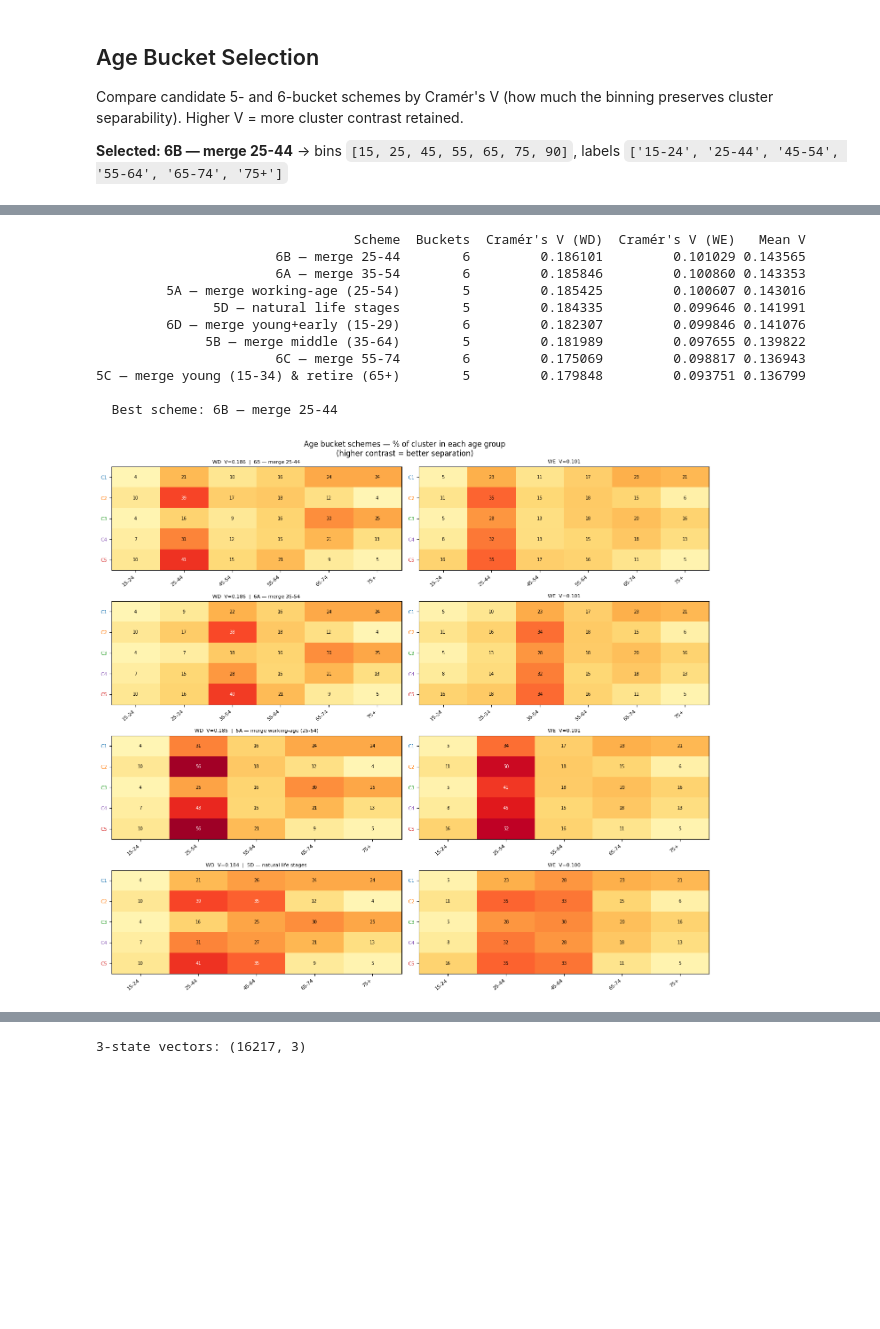
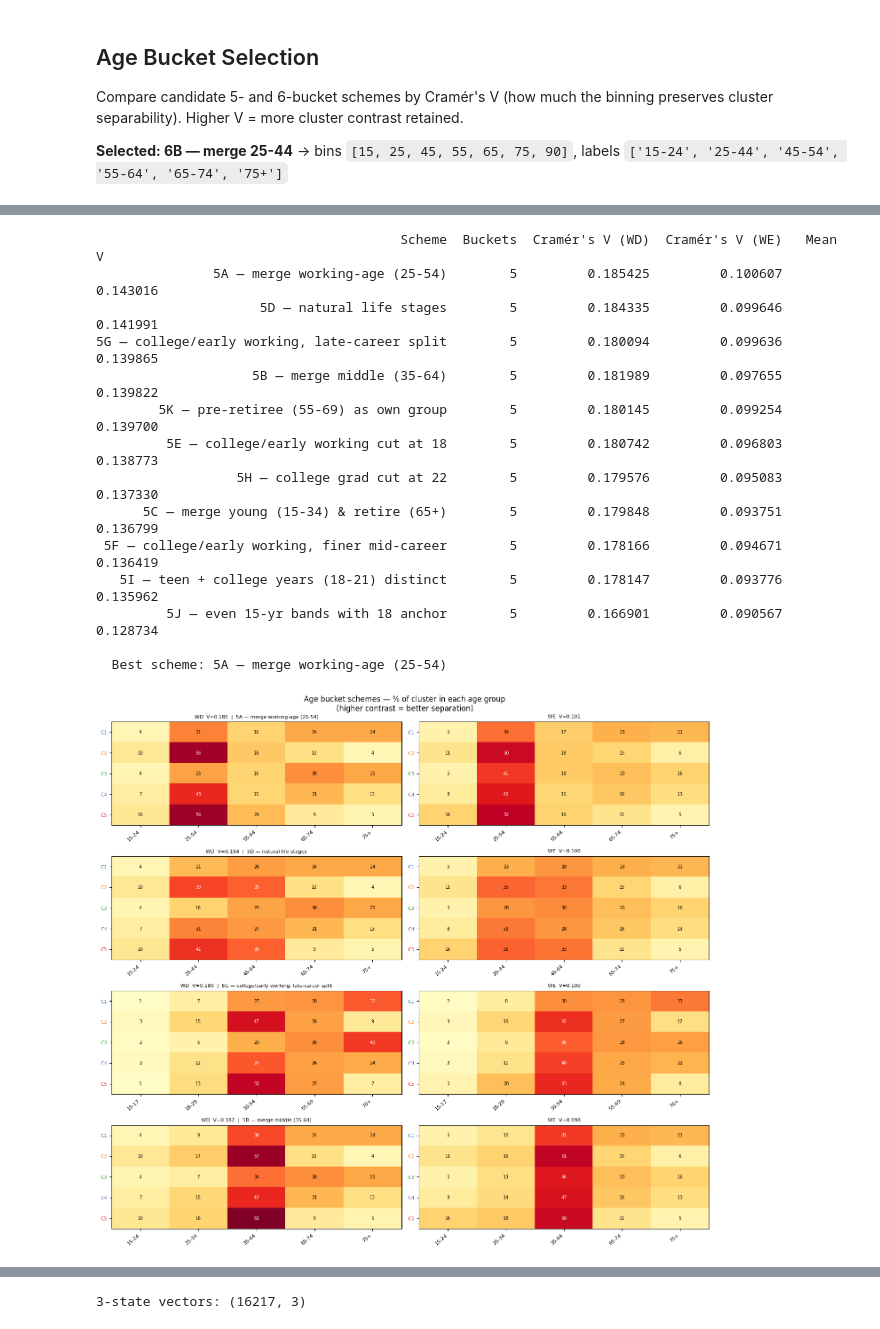
Before and after one commit to AmberJiayuSu/OBGeneration, a Jupyter notebook: assumption/clustered_MC.ipynb, the cells around one changed output, grey strips where cells are left out. Saved outputs shown, nothing was run; the diff lists cells and outputs as text; code cells hidden in the pictures; blank space fills up the shorter version.

```diff
--- a/assumption/clustered_MC.ipynb
+++ b/assumption/clustered_MC.ipynb
@@ -550,21 +550,27 @@ from scipy.stats import chi2_contingency
 # Each entry: (label, bin_edges, bin_names)
 SCHEMES = {
     '5A — merge working-age (25-54)':
-        ([15, 25, 55, 65, 75, 90], ['15-24', '25-54', '55-64', '65-74', '75+']),
+        ([15, 25, 55, 65, 75, 100], ['15-24', '25-54', '55-64', '65-74', '75+']),
     '5B — merge middle (35-64)':
-        ([15, 25, 35, 65, 75, 90], ['15-24', '25-34', '35-64', '65-74', '75+']),
+        ([15, 25, 35, 65, 75, 100], ['15-24', '25-34', '35-64', '65-74', '75+']),
     '5C — merge young (15-34) & retire (65+)':
-        ([15, 35, 45, 55, 65, 90], ['15-34', '35-44', '45-54', '55-64', '65+']),
+        ([15, 35, 45, 55, 65, 100], ['15-34', '35-44', '45-54', '55-64', '65+']),
     '5D — natural life stages':
-        ([15, 25, 45, 65, 75, 90], ['15-24', '25-44', '45-64', '65-74', '75+']),
-    '6A — merge 35-54':
-        ([15, 25, 35, 55, 65, 75, 90], ['15-24', '25-34', '35-54', '55-64', '65-74', '75+']),
-    '6B — merge 25-44':
-        ([15, 25, 45, 55, 65, 75, 90], ['15-24', '25-44', '45-54', '55-64', '65-74', '75+']),
-    '6C — merge 55-74':
-        ([15, 25, 35, 45, 55, 75, 90], ['15-24', '25-34', '35-44', '45-54', '55-74', '75+']),
-    '6D — merge young+early (15-29)':
-        ([15, 30, 40, 50, 60, 70, 90], ['15-29', '30-39', '40-49', '50-59', '60-69', '70+']),
+        ([15, 25, 45, 65, 75, 100], ['15-24', '25-44', '45-64', '65-74', '75+']),
+    '5E — college/early working cut at 18':
+        ([15, 18, 25, 65, 75, 100], ['15-17', '18-24', '25-64', '65-74', '75+']),
+    '5F — college/early working, finer mid-career':
+        ([15, 18, 25, 45, 65, 100], ['15-17', '18-24', '25-44', '45-64', '65+']),
+    '5G — college/early working, late-career split':
+        ([15, 18, 30, 55, 70, 100], ['15-17', '18-29', '30-54', '55-69', '70+']),
+    '5H — college grad cut at 22':
+        ([15, 22, 35, 55, 65, 100], ['15-21', '22-34', '35-54', '55-64', '65+']),
+    '5I — teen + college years (18-21) distinct':
+        ([15, 18, 22, 45, 65, 100], ['15-17', '18-21', '22-44', '45-64', '65+']),
+    '5J — even 15-yr bands with 18 anchor':
+        ([15, 18, 30, 45, 60, 100], ['15-17', '18-29', '30-44', '45-59', '60+']),
+    '5K — pre-retiree (55-69) as own group':
+        ([15, 25, 45, 55, 70, 100], ['15-24', '25-44', '45-54', '55-69', '70+']),
 }
 
 def scheme_cramer_v(demo_df, bins, labels):
@@ -614,43 +620,46 @@ def plot_age_heatmap(demo_df, bins, labels, tag, ax, title):
 
     im = ax.imshow(mat_pct.values, aspect='auto', cmap='YlOrRd', vmin=0, vmax=60)
     ax.set_xticks(range(len(labels))); ax.set_xticklabels(labels, rotation=40, ha='right', fontsize=8)
     ax.set_yticks(range(len(order)))
     ax.set_yticklabels([f'C{rank_map[c]}' for c in order], fontsize=8)
     for lbl, c in zip(ax.get_yticklabels(), order):
         lbl.set_color(meta['color_map'][c])
     for i in range(mat_pct.shape[0]):
         for j in range(mat_pct.shape[1]):
             v = mat_pct.values[i, j]
             ax.text(j, i, f'{v:.0f}', ha='center', va='center',
                     fontsize=7, color='white' if v > 35 else 'black')
     ax.set_title(title, fontsize=8)
 
 fig, axes = plt.subplots(TOP_N, 2, figsize=(14, TOP_N * 3.2))
 fig.suptitle('Age bucket schemes — % of cluster in each age group\n(higher contrast = better separation)', fontsize=12)
 
 for row_i, sname in enumerate(top_schemes):
     bins, labels = SCHEMES[sname]
     v_wd = score_df[score_df['Scheme'] == sname]["Cramér's V (WD)"].values[0]
     v_we = score_df[score_df['Scheme'] == sname]["Cramér's V (WE)"].values[0]
     plot_age_heatmap(demo_wd, bins, labels, 'wd', axes[row_i, 0],
                      f'WD  V={v_wd:.3f}  |  {sname}')
     plot_age_heatmap(demo_we, bins, labels, 'we', axes[row_i, 1],
                      f'WE  V={v_we:.3f}')
 
 plt.tight_layout()
 plt.show()
 # %% [output]
-                                 Scheme  Buckets  Cramér's V (WD)  Cramér's V (WE)   Mean V
-                       6B — merge 25-44        6         0.186101         0.101029 0.143565
-                       6A — merge 35-54        6         0.185846         0.100860 0.143353
-         5A — merge working-age (25-54)        5         0.185425         0.100607 0.143016
-               5D — natural life stages        5         0.184335         0.099646 0.141991
-         6D — merge young+early (15-29)        6         0.182307         0.099846 0.141076
-              5B — merge middle (35-64)        5         0.181989         0.097655 0.139822
-                       6C — merge 55-74        6         0.175069         0.098817 0.136943
-5C — merge young (15-34) & retire (65+)        5         0.179848         0.093751 0.136799
+                                       Scheme  Buckets  Cramér's V (WD)  Cramér's V (WE)   Mean V
+               5A — merge working-age (25-54)        5         0.185425         0.100607 0.143016
+                     5D — natural life stages        5         0.184335         0.099646 0.141991
+5G — college/early working, late-career split        5         0.180094         0.099636 0.139865
+                    5B — merge middle (35-64)        5         0.181989         0.097655 0.139822
+        5K — pre-retiree (55-69) as own group        5         0.180145         0.099254 0.139700
+         5E — college/early working cut at 18        5         0.180742         0.096803 0.138773
+                  5H — college grad cut at 22        5         0.179576         0.095083 0.137330
+      5C — merge young (15-34) & retire (65+)        5         0.179848         0.093751 0.136799
+ 5F — college/early working, finer mid-career        5         0.178166         0.094671 0.136419
+   5I — teen + college years (18-21) distinct        5         0.178147         0.093776 0.135962
+         5J — even 15-yr bands with 18 anchor        5         0.166901         0.090567 0.128734
 
-  Best scheme: 6B — merge 25-44
+  Best scheme: 5A — merge working-age (25-54)
-[figure, old version]
+[figure, new version]
 # %%
 # ── Best scheme from Cramér's V: 6B — merge 25-44 ────────────────────────────
```
Also changed, not shown: parts of 6 cells of this notebook, 38 other files.
